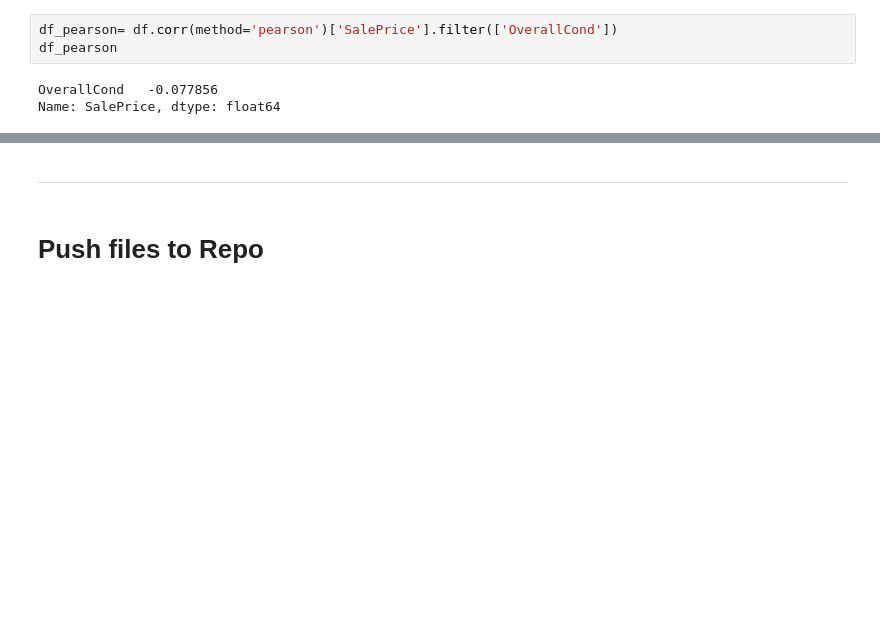
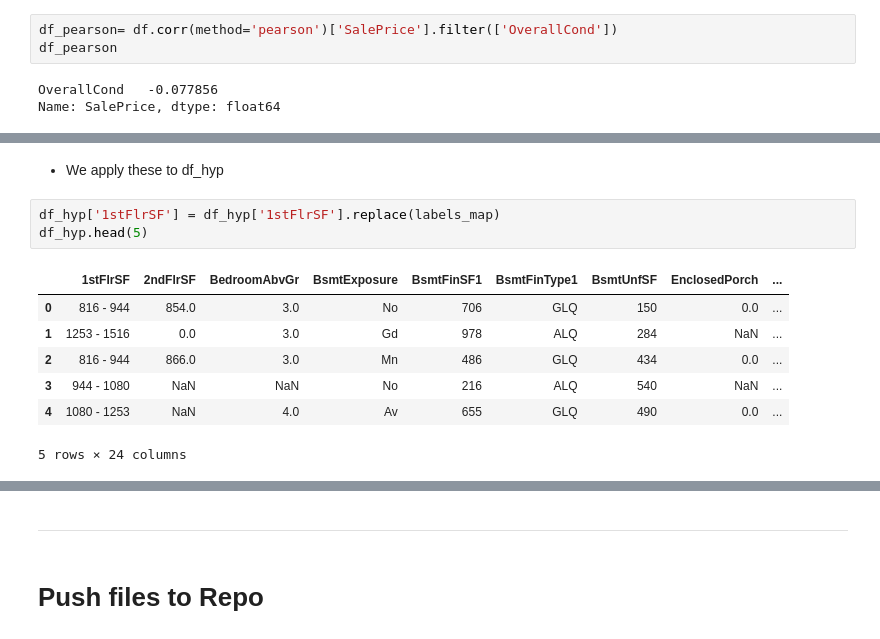
Before and after one commit to SamMartin92/milestone-project-heritage-housing-issues, a Jupyter notebook: jupyter_notebooks/2.SalesPriceStudy.ipynb, the cells around one changed output, grey strips where cells are left out. Saved outputs shown, nothing was run; the diff lists cells and outputs as text; blank space fills up the shorter version.

```diff
--- a/jupyter_notebooks/2.SalesPriceStudy.ipynb
+++ b/jupyter_notebooks/2.SalesPriceStudy.ipynb
@@ -450,0 +496,13 @@ df_hyp.filter(['1stFlrSF']).head(5)
+# %% [markdown]
+* We apply these to df_hyp
+# %%
+df_hyp['1stFlrSF'] = df_hyp['1stFlrSF'].replace(labels_map)
+df_hyp.head(5)
+# %% [output]
+|  | 1stFlrSF | 2ndFlrSF | BedroomAbvGr | BsmtExposure | BsmtFinSF1 | BsmtFinType1 | BsmtUnfSF | EnclosedPorch | ... |
+| 0 | 816 - 944 | 854.0 | 3.0 | No | 706 | GLQ | 150 | 0.0 | ... |
+| 1 | 1253 - 1516 | 0.0 | 3.0 | Gd | 978 | ALQ | 284 | NaN | ... |
+| 2 | 816 - 944 | 866.0 | 3.0 | Mn | 486 | GLQ | 434 | 0.0 | ... |
+| 3 | 944 - 1080 | NaN | NaN | No | 216 | ALQ | 540 | NaN | ... |
+| 4 | 1080 - 1253 | NaN | 4.0 | Av | 655 | GLQ | 490 | 0.0 | ... |
+5 rows × 24 columns
```
Also changed, not shown: parts of 24 cells of this notebook.
